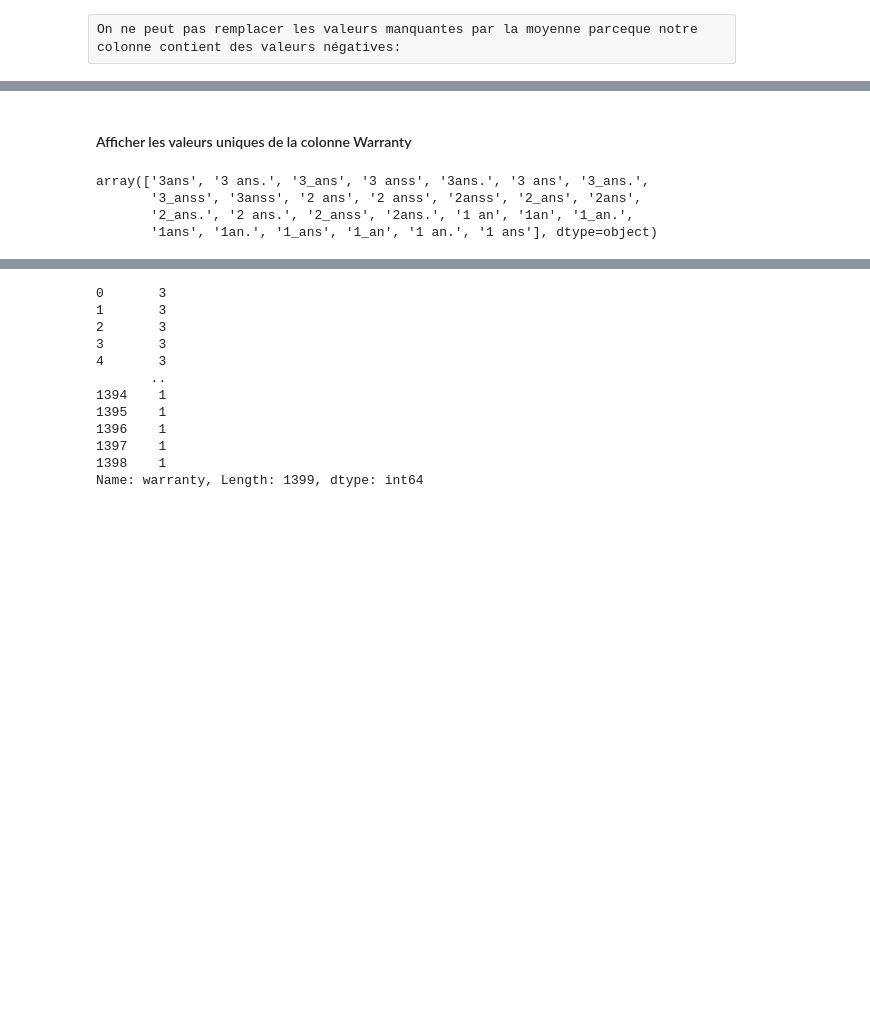
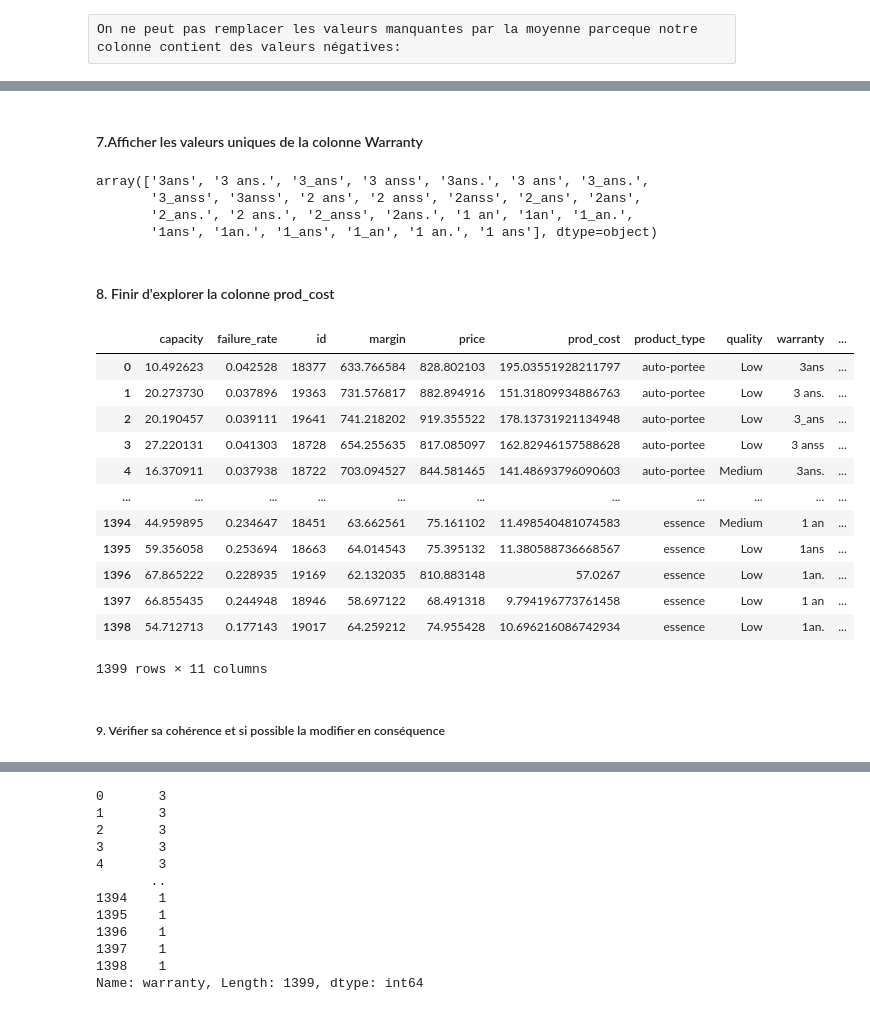
Before and after one commit to djeFerroudja/DJELLALI_Ferroudja_SupDeVinci, a Jupyter notebook: TD_Mower.ipynb, the cells around one changed output, grey strips where cells are left out. Drawn from its saved outputs; the diff is of its cells as text; code cells hidden in the pictures; blank space fills up the shorter version.

```diff
--- a/TD_Mower.ipynb
+++ b/TD_Mower.ipynb
@@ -174,7 +228,7 @@ data_mower[data_mower["prod_cost"]== '-64']
 #On remarque bien que la colonne contient des valeurs négatives, alors que le cout de production doit etre poritif
 #Donc on ne peut pas remplacer les valeurs manquantes pay la moyenne.
 # %% [markdown]
-#### Afficher les valeurs uniques de la colonne Warranty
+#### 7.Afficher les valeurs uniques de la colonne Warranty
 # %%
 data_mower["warranty"].unique()
 # %% [output]
@@ -182,3 +236,30 @@ array(['3ans', '3 ans.', '3_ans', '3 anss', '3ans.', '3 ans', '3_ans.',
        '3_anss', '3anss', '2 ans', '2 anss', '2anss', '2_ans', '2ans',
        '2_ans.', '2 ans.', '2_anss', '2ans.', '1 an', '1an', '1_an.',
        '1ans', '1an.', '1_ans', '1_an', '1 an.', '1 ans'], dtype=object)
+# %% [markdown]
+#### 8. Finir d'explorer la colonne prod_cost
+# %%
+#Enlever les valeurs négatives
+data_mower["prod_cost"]=data_mower["prod_cost"].replace('-64', np.nan)
+#Remplacer les valeurs manquantes par la moyenne de la colonne
+
+moyenne=data_mower['prod_cost'][data_mower.prod_cost.notnull()].astype('float64').mean()
+
+data_mower=data_mower.replace(np.nan ,moyenne)
+data_mower
+# %% [output]
+|  | capacity | failure_rate | id | margin | price | prod_cost | product_type | quality | warranty | ... |
+| 0 | 10.492623 | 0.042528 | 18377 | 633.766584 | 828.802103 | 195.03551928211797 | auto-portee | Low | 3ans | ... |
+| 1 | 20.273730 | 0.037896 | 19363 | 731.576817 | 882.894916 | 151.31809934886763 | auto-portee | Low | 3 ans. | ... |
+| 2 | 20.190457 | 0.039111 | 19641 | 741.218202 | 919.355522 | 178.13731921134948 | auto-portee | Low | 3_ans | ... |
+| 3 | 27.220131 | 0.041303 | 18728 | 654.255635 | 817.085097 | 162.82946157588628 | auto-portee | Low | 3 anss | ... |
+| 4 | 16.370911 | 0.037938 | 18722 | 703.094527 | 844.581465 | 141.48693796090603 | auto-portee | Medium | 3ans. | ... |
+| ... | ... | ... | ... | ... | ... | ... | ... | ... | ... | ... |
+| 1394 | 44.959895 | 0.234647 | 18451 | 63.662561 | 75.161102 | 11.498540481074583 | essence | Medium | 1 an | ... |
+| 1395 | 59.356058 | 0.253694 | 18663 | 64.014543 | 75.395132 | 11.380588736668567 | essence | Low | 1ans | ... |
+| 1396 | 67.865222 | 0.228935 | 19169 | 62.132035 | 810.883148 | 57.0267 | essence | Low | 1an. | ... |
+| 1397 | 66.855435 | 0.244948 | 18946 | 58.697122 | 68.491318 | 9.794196773761458 | essence | Low | 1 an | ... |
+| 1398 | 54.712713 | 0.177143 | 19017 | 64.259212 | 74.955428 | 10.696216086742934 | essence | Low | 1an. | ... |
+1399 rows × 11 columns
+# %% [markdown]
+##### 9. Vérifier sa cohérence et si possible la modifier en conséquence
```
Also changed, not shown: parts of 49 cells of this notebook, 1 other file.
